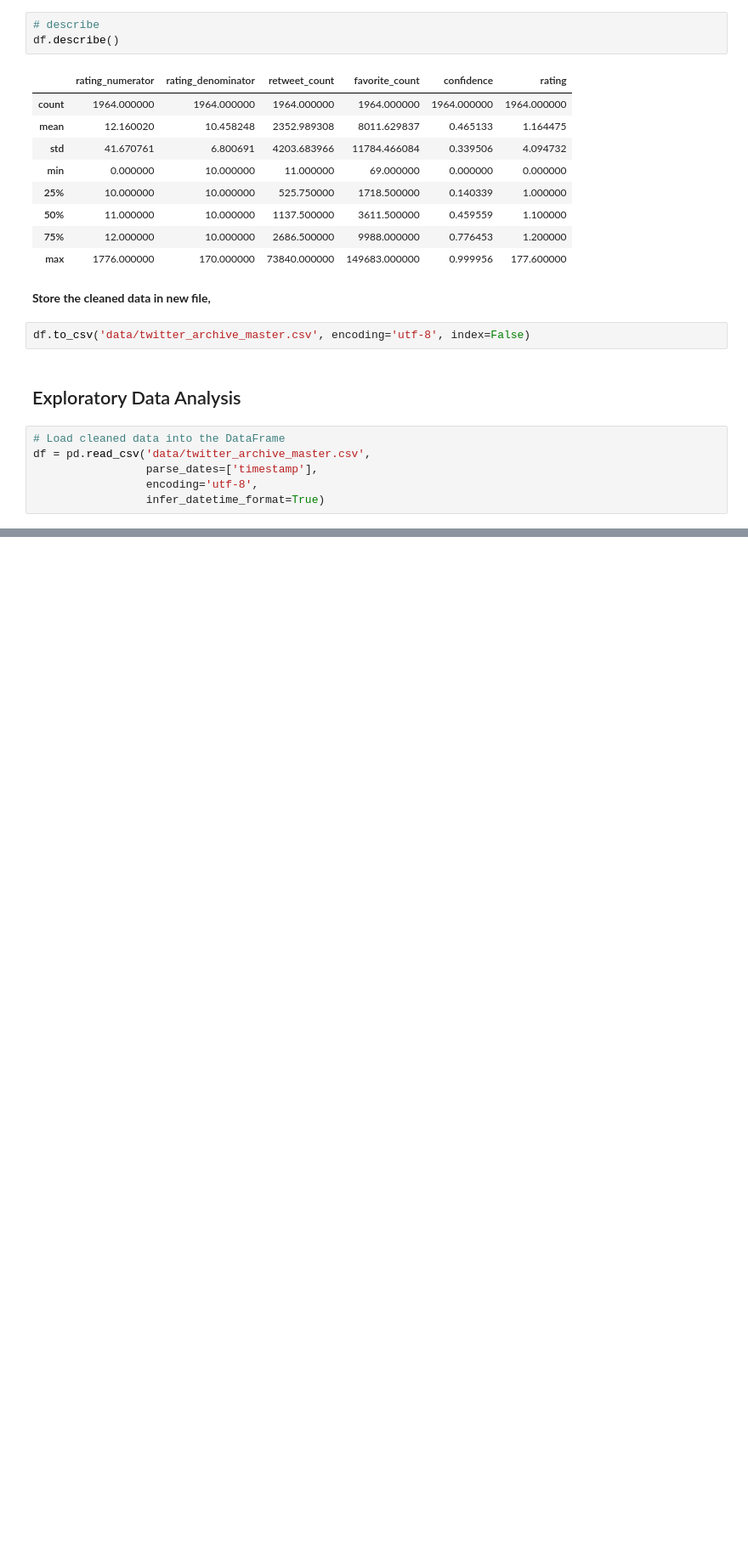
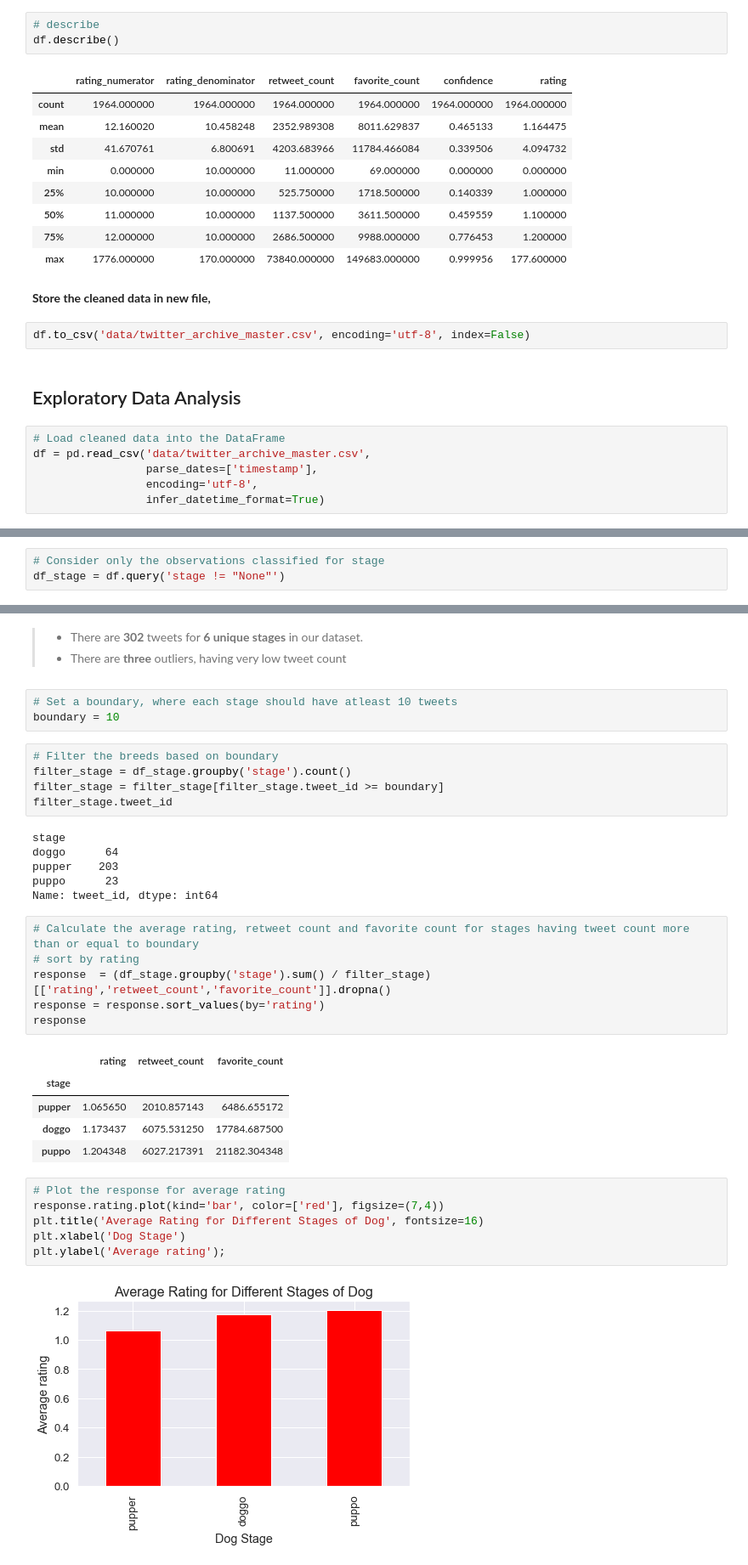
Before and after one commit to keer707/Wrangle-WeRateDogs-Twitter, a Jupyter notebook: wrangle_act.ipynb, the cells around one changed output, grey strips where cells are left out. Shown at 85% size. Saved outputs shown, nothing was run; the diff lists cells and outputs as text; blank space fills up the shorter version.

```diff
--- a/wrangle_act.ipynb
+++ b/wrangle_act.ipynb
@@ -1342,0 +1578,3 @@ memory usage: 245.6+ KB
+# %%
+# Consider only the observations classified for stage
+df_stage = df.query('stage != "None"')
@@ -1342,0 +1603,37 @@ memory usage: 245.6+ KB
+# %% [markdown]
+> - There are **302** tweets for **6 unique stages** in our dataset.
+> - There are **three** outliers, having very low tweet count
+# %%
+# Set a boundary, where each stage should have atleast 10 tweets
+boundary = 10
+# %%
+# Filter the breeds based on boundary
+filter_stage = df_stage.groupby('stage').count()
+filter_stage = filter_stage[filter_stage.tweet_id >= boundary]
+filter_stage.tweet_id
+# %% [output]
+stage
+doggo      64
+pupper    203
+puppo      23
+Name: tweet_id, dtype: int64
+# %%
+# Calculate the average rating, retweet count and favorite count for stages having tweet count more than or equal to boundary
+# sort by rating
+response  = (df_stage.groupby('stage').sum() / filter_stage)[['rating','retweet_count','favorite_count']].dropna()
+response = response.sort_values(by='rating')
+response
+# %% [output]
+|  | rating | retweet_count | favorite_count |
+| stage |  |  |  |
+| pupper | 1.065650 | 2010.857143 | 6486.655172 |
+| doggo | 1.173437 | 6075.531250 | 17784.687500 |
+| puppo | 1.204348 | 6027.217391 | 21182.304348 |
+# %%
+# Plot the response for average rating
+response.rating.plot(kind='bar', color=['red'], figsize=(7,4))
+plt.title('Average Rating for Different Stages of Dog', fontsize=16)
+plt.xlabel('Dog Stage')
+plt.ylabel('Average rating');
+# %% [output]
+[figure, added]
```
Also changed, not shown: parts of 76 cells of this notebook, 2 other files.
